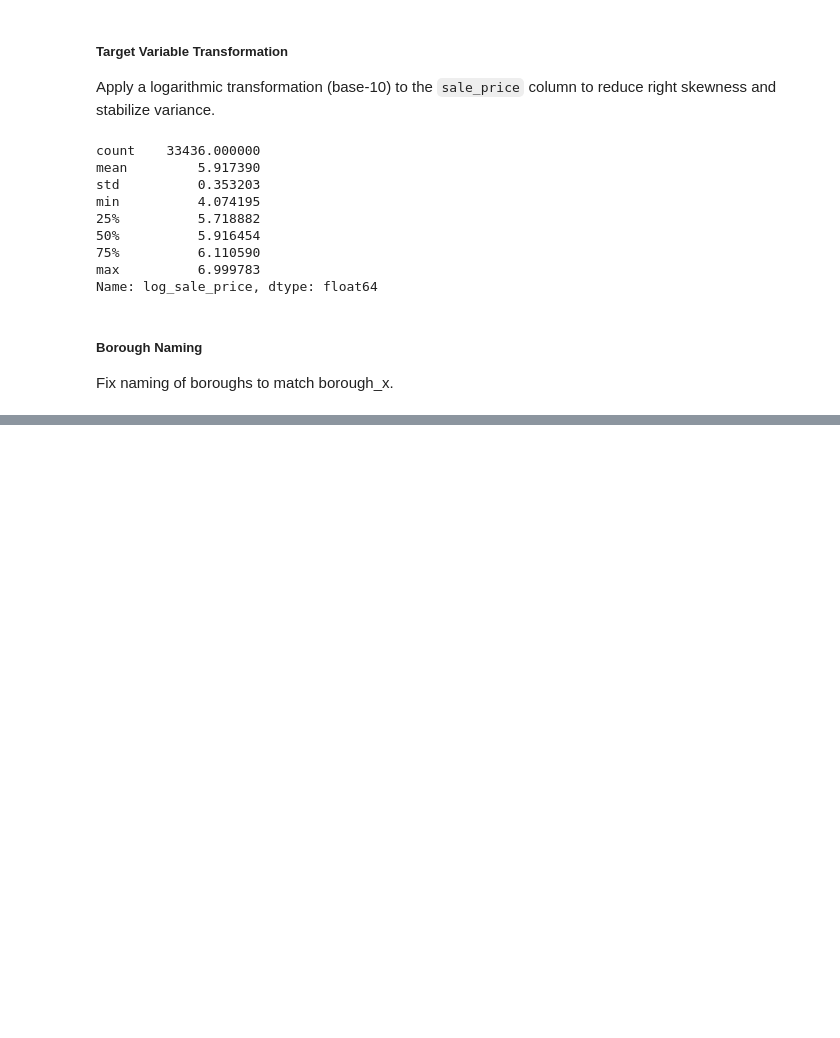
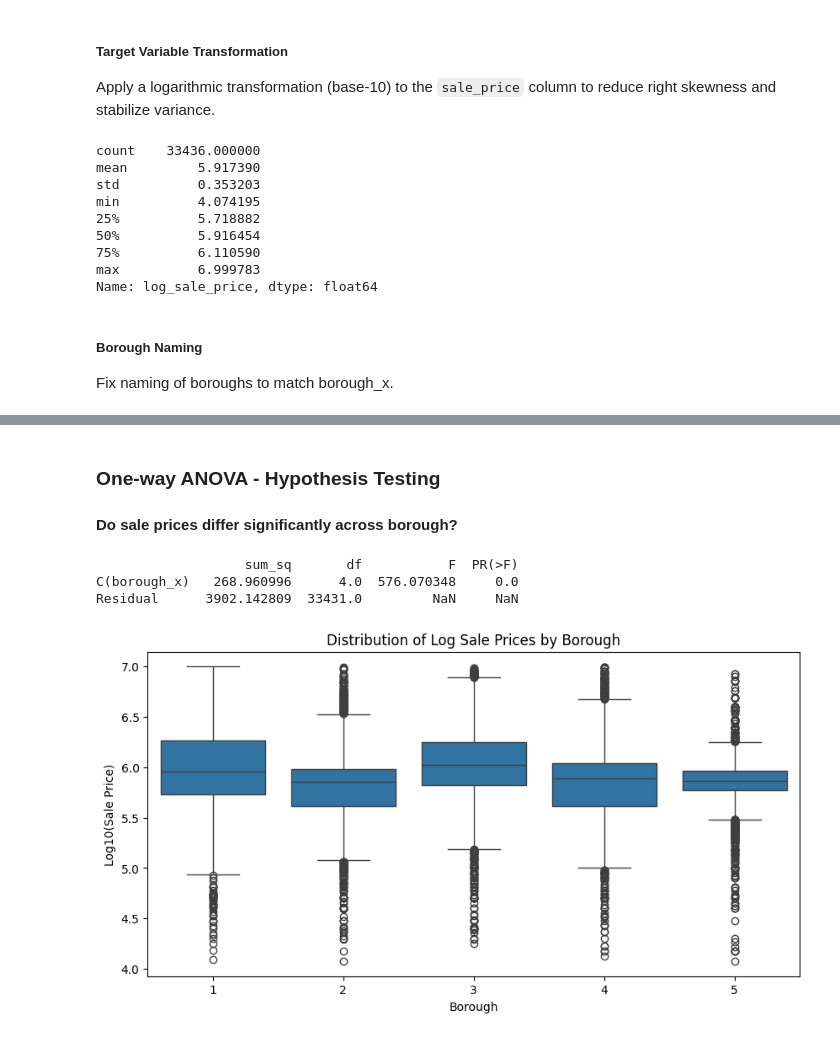
Before and after one commit to celina-ayl/capstone_project, a Jupyter notebook: capstone_project.ipynb, the cells around one changed output, grey strips where cells are left out. Cells and saved outputs as stored; diff of their text form; code cells hidden in the pictures; blank space fills up the shorter version.

```diff
--- a/capstone_project.ipynb
+++ b/capstone_project.ipynb
@@ -444,0 +598,34 @@ df['borough_name'] = df['borough_x'].map(borough_names)
+# %% [markdown]
+### One-way ANOVA - Hypothesis Testing
+#### Do sale prices differ significantly across borough?
+# %%
+# ANOVA test to see if mean log_sale_price differs by borough
+import statsmodels.api as sm
+import statsmodels.formula.api as smf
+
+# drop missing boroughs just for the test
+anova_df = df[['log_sale_price', 'borough_x']].dropna()
+
+# fit ANOVA model
+anova_model = smf.ols(
+    'log_sale_price ~ C(borough_x)', # categorical variable for borough
+    data=anova_df   # fit the model to the data
+).fit()
+
+# compute ANOVA table
+anova_table = sm.stats.anova_lm(anova_model, typ=2)
+# display ANOVA table
+print(anova_table)
+
+# visualize log_sale_price distribution by borough using box plots
+plt.figure(figsize=(10, 5))
+sns.boxplot(x='borough_x', y='log_sale_price', data=anova_df)
+plt.title('Distribution of Log Sale Prices by Borough')
+plt.xlabel('Borough')
+plt.ylabel('Log10(Sale Price)')
+plt.show()
+# %% [output]
+                   sum_sq       df           F  PR(>F)
+C(borough_x)   268.960996      4.0  576.070348     0.0
+Residual      3902.142809  33431.0         NaN     NaN
+[figure, added]
```
Also changed, not shown: parts of 17 cells of this notebook.
